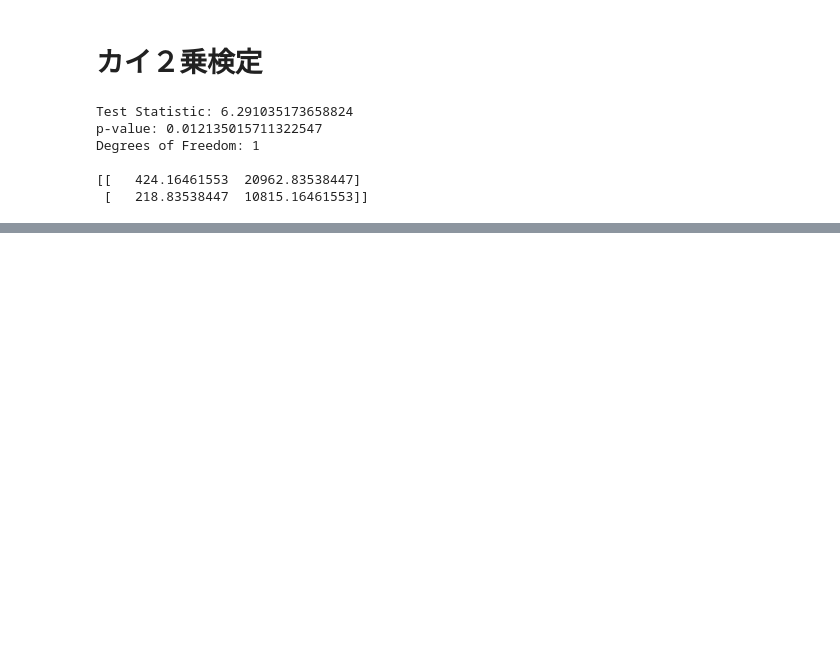
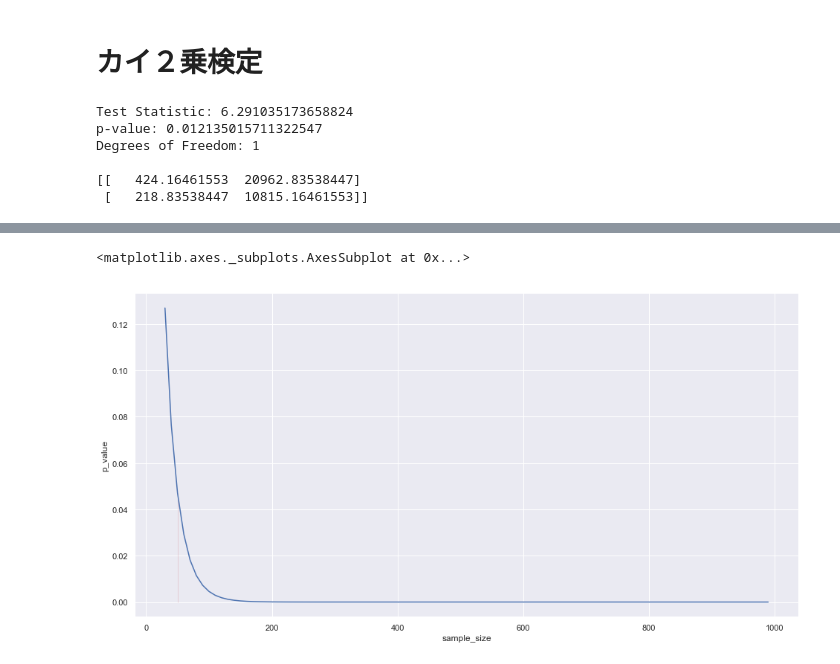
Before and after one commit to tech-inventory/_my_study_history, a Jupyter notebook: datascience/analytics_general/evaluation_method_for_promotion.ipynb, the cells around one changed output, grey strips where cells are left out. Cells and saved outputs as stored; diff of their text form; code cells hidden in the pictures; blank space fills up the shorter version.

```diff
--- a/datascience/analytics_general/evaluation_method_for_promotion.ipynb
+++ b/datascience/analytics_general/evaluation_method_for_promotion.ipynb
@@ -128,0 +248,12 @@ Degrees of Freedom: 1
+# %%
+import matplotlib.pyplot as plt
+# Seaborn のスタイルをセットする。
+# sns.set() だけでもこぎれいになる。
+# [参考] https://note.nkmk.me/python-matplotlib-seaborn-basic/
+sns.set()
+plt.figure(figsize=(16,8))
+ax = sns.lineplot(x=[50,50], y=[4.697051e-02, 0], dashes=[(2, 2)], color="r", linestyle="--", alpha=1.0)
+sns.lineplot(x='sample_size', y='p_value', data=df_plot_buff, ax=ax)
+# %% [output]
+<matplotlib.axes._subplots.AxesSubplot at 0x...>
+[figure, added]
```
Also changed, not shown: parts of 14 cells of this notebook.
